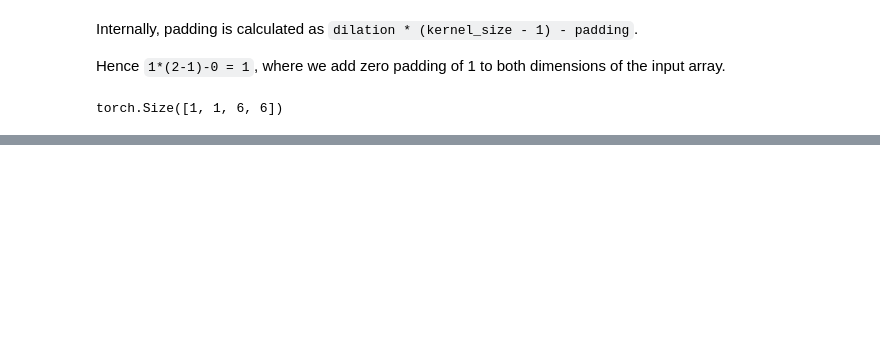
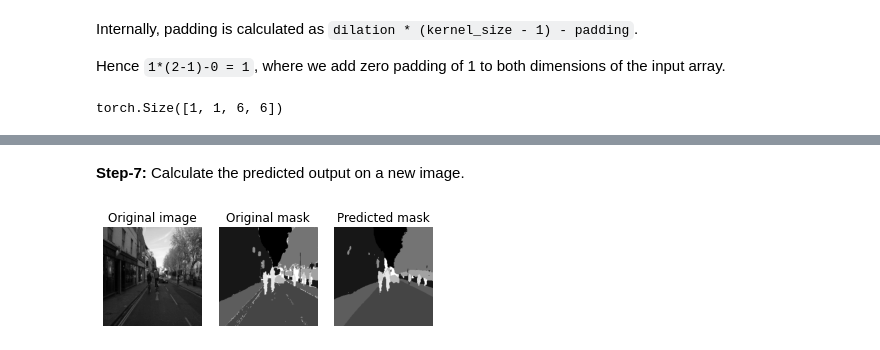
Before and after one commit to rahiakela/modern-computer-vision-with-pytorch, a Jupyter notebook: 9-image-segmentation/1_semantic_segmentation_with_unet.ipynb, the cells around one changed output, grey strips where cells are left out. Saved outputs shown, nothing was run; the diff lists cells and outputs as text; code cells hidden in the pictures; blank space fills up the shorter version.

```diff
--- a/9-image-segmentation/1_semantic_segmentation_with_unet.ipynb
+++ b/9-image-segmentation/1_semantic_segmentation_with_unet.ipynb
@@ -106,0 +182,7 @@ tensor([[[[ 0.5472, -0.1862,  0.5472, -0.1862,  0.5472, -0.1862],
+# %%
+def conv(in_channels, out_channels):
+  return nn.Sequential(
+      nn.Conv2d(in_channels, out_channels, kernel_size=3, stride=1, padding=1),
+      nn.BatchNorm2d(out_channels),
+      nn.ReLU(inplace=True)
+  )
@@ -106,0 +197,6 @@ tensor([[[[ 0.5472, -0.1862,  0.5472, -0.1862,  0.5472, -0.1862],
+# %%
+def up_conv(in_channels, out_channels):
+  return nn.Sequential(
+      nn.ConvTranspose2d(in_channels, out_channels, kernel_size=2, stride=2),
+      nn.ReLU(inplace=True)
+  )
@@ -106,0 +359,14 @@ tensor([[[[ 0.5472, -0.1862,  0.5472, -0.1862,  0.5472, -0.1862],
+# %% [markdown]
+**Step-7:** Calculate the predicted output on a new image.
+# %%
+im, mask = next(iter(val_dataloader))
+_mask = model(im)
+_, _mask = torch.max(_mask, dim=1)
+
+subplots([im[0].permute(1,2,0).detach().cpu()[:,:,0],
+          mask.permute(1,2,0).detach().cpu()[:,:,0],
+          _mask.permute(1,2,0).detach().cpu()[:,:,0]],
+          nc=3, titles=['Original image','Original mask','Predicted mask']
+        )
+# %% [output]
+[figure, added]
```
Also changed, not shown: parts of 26 cells of this notebook.
